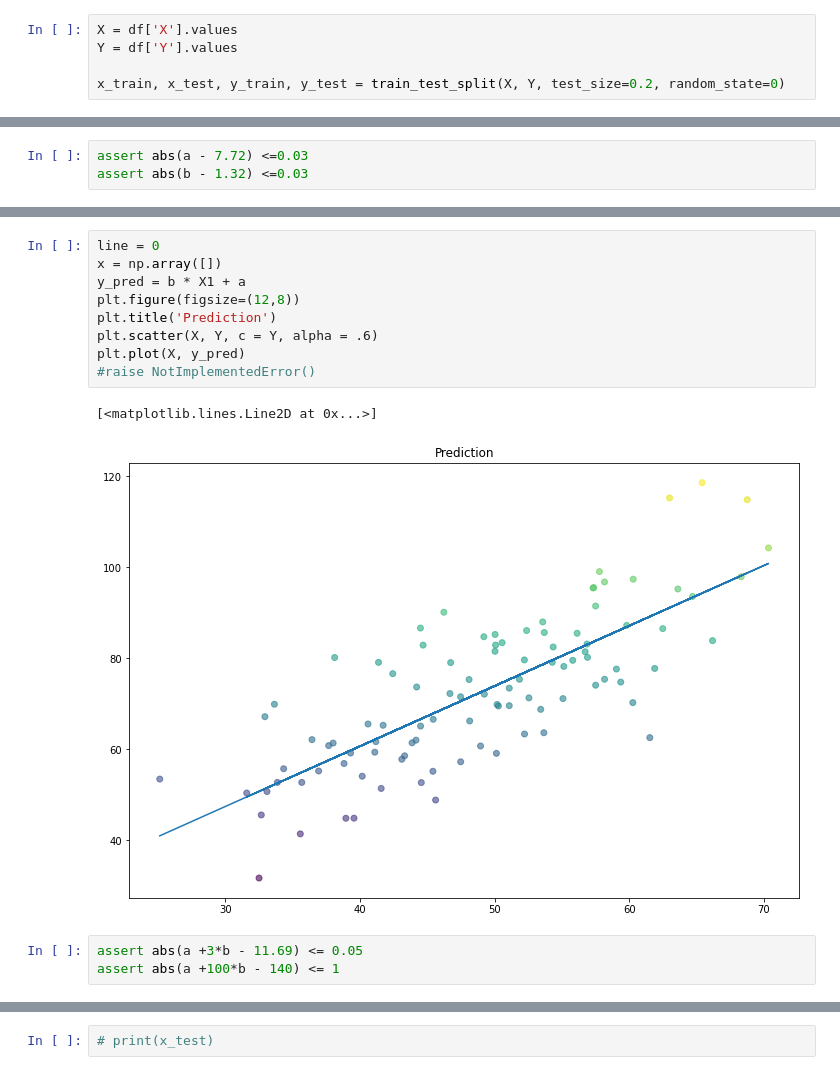
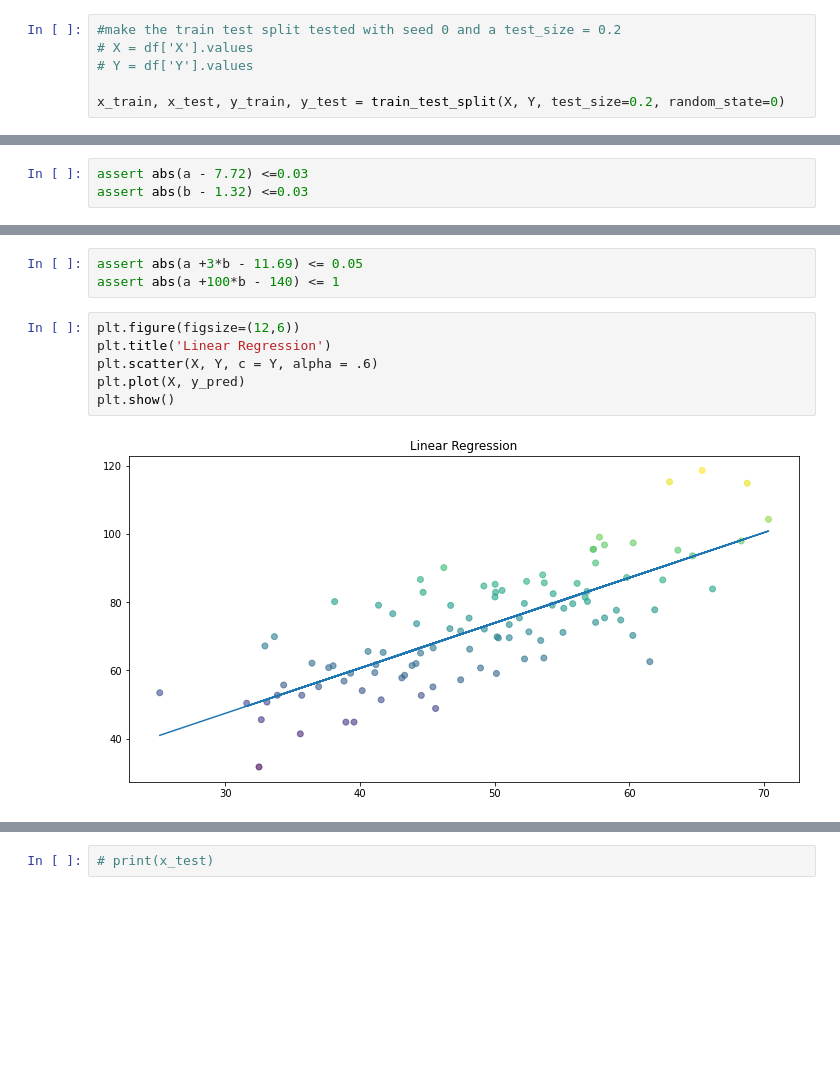
Before and after one commit to wojtekgradzinski/AISpring21, a Jupyter notebook: M3_Machine_Learning/D2 - Linear Regression/07ml2.ipynb, the cells around one changed output, grey strips where cells are left out. Cells and saved outputs as stored; diff of their text form; blank space fills up the shorter version.

```diff
--- a/M3_Machine_Learning/D2 - Linear Regression/07ml2.ipynb
+++ b/M3_Machine_Learning/D2 - Linear Regression/07ml2.ipynb
@@ -41,6 +57,7 @@ plt.scatter(df.X,df.Y)
 # %%
-X = df['X'].values
-Y = df['Y'].values
+#make the train test split tested with seed 0 and a test_size = 0.2
+# X = df['X'].values
+# Y = df['Y'].values
 
 x_train, x_test, y_train, y_test = train_test_split(X, Y, test_size=0.2, random_state=0)
 # %%
@@ -92,18 +115,14 @@ plt.show()
-# %%
-line = 0
-x = np.array([])
-y_pred = b * X1 + a
-plt.figure(figsize=(12,8))
-plt.title('Prediction')
-plt.scatter(X, Y, c = Y, alpha = .6)
-plt.plot(X, y_pred)
-#raise NotImplementedError()
-# %% [output]
-[<matplotlib.lines.Line2D at 0x...>]
-[figure, removed]
 # %%
 assert abs(a +3*b - 11.69) <= 0.05
 assert abs(a +100*b - 140) <= 1
+# %%
+plt.figure(figsize=(12,6))
+plt.title('Linear Regression')
+plt.scatter(X, Y, c = Y, alpha = .6)
+plt.plot(X, y_pred)
+plt.show()
+# %% [output]
+[figure, added]
 # %%
 #Classify your test data in to classes
 #if the Y value for a certain X is lower than the line then the class is 0
```
Also changed, not shown: parts of 9 cells of this notebook.
